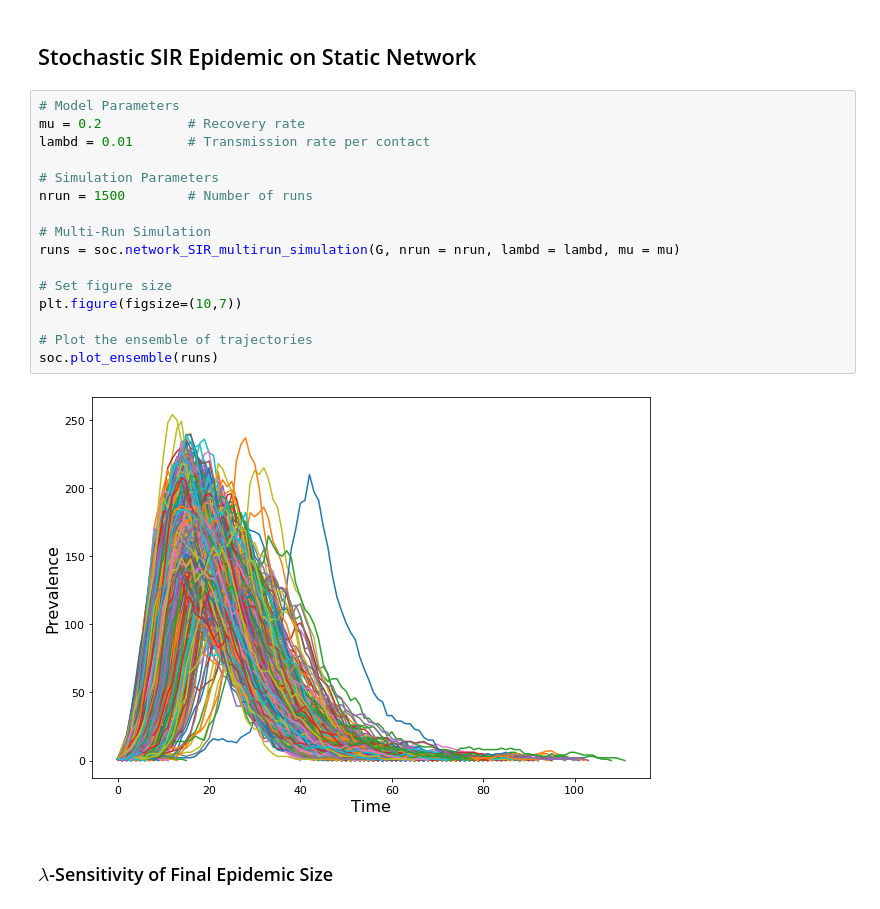
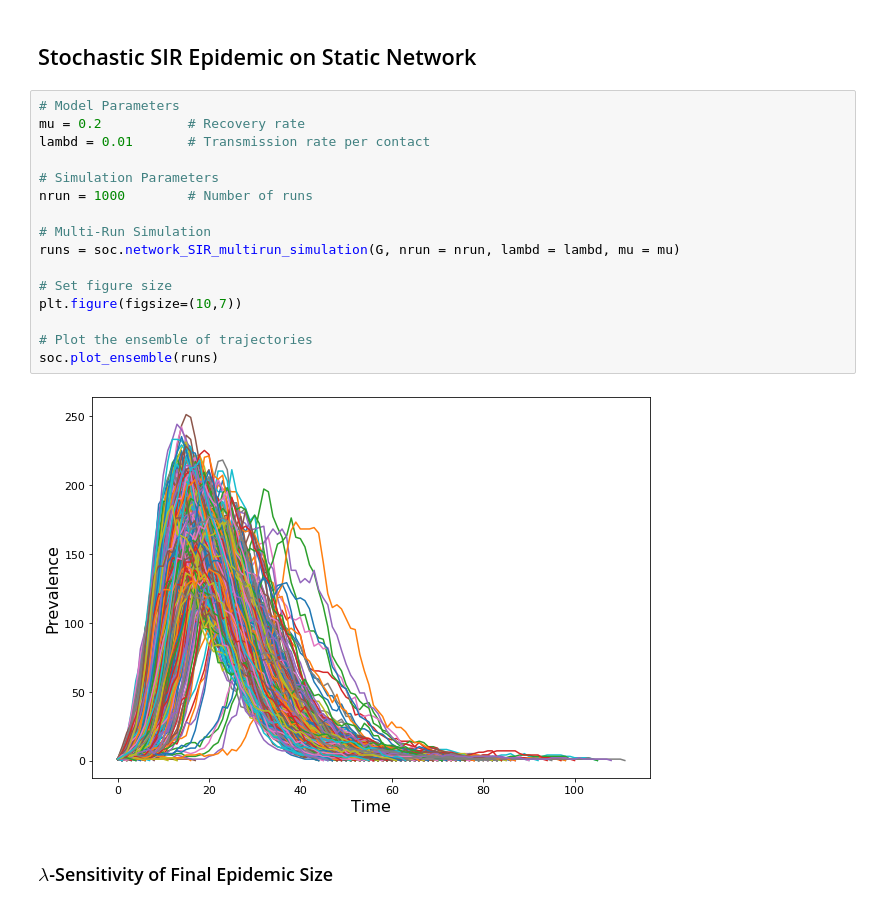
Before and after one commit to pitmonticone/SocialMediaEgoGraphAnalysis, a Jupyter notebook: Analysis/Twitter1.ipynb, the cells around one changed output. Cells and saved outputs as stored; diff of their text form.

```diff
--- a/Analysis/Twitter1.ipynb
+++ b/Analysis/Twitter1.ipynb
@@ -843,21 +853,21 @@ plt.legend(loc='upper right', fontsize=20)
 # %%
 # Model Parameters
 mu = 0.2           # Recovery rate
 lambd = 0.01       # Transmission rate per contact
 
 # Simulation Parameters
-nrun = 1500        # Number of runs
+nrun = 1000        # Number of runs
 
 # Multi-Run Simulation
 runs = soc.network_SIR_multirun_simulation(G, nrun = nrun, lambd = lambd, mu = mu)
 
 # Set figure size
 plt.figure(figsize=(10,7))
 
 # Plot the ensemble of trajectories
 soc.plot_ensemble(runs)
 # %% [output]
-[figure, old version]
+[figure, new version]
 # %% [markdown]
 ### $\lambda$-Sensitivity of Final Epidemic Size
 # %%
```
Also changed, not shown: parts of 42 cells of this notebook, 12 other files.
